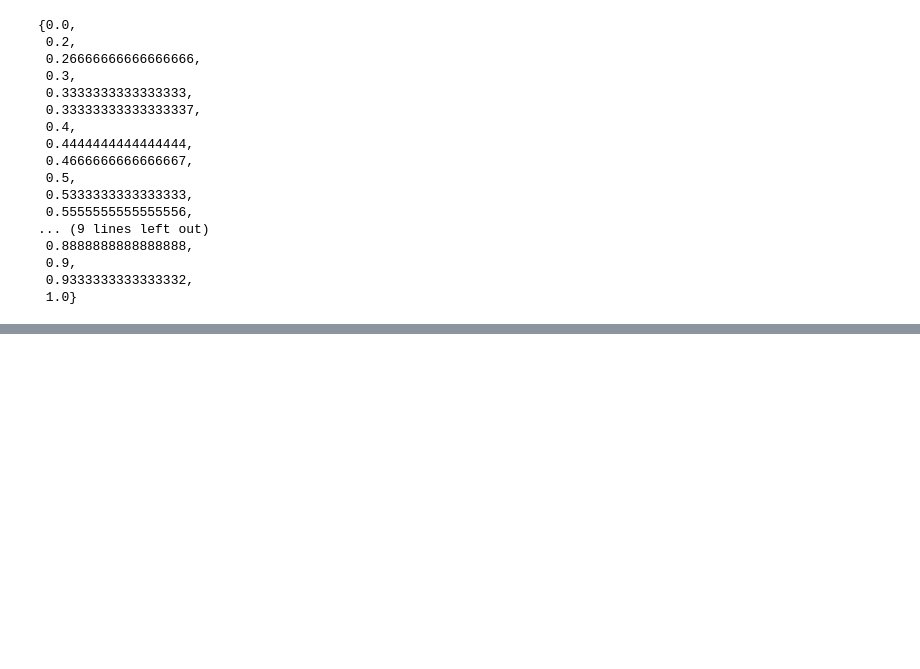
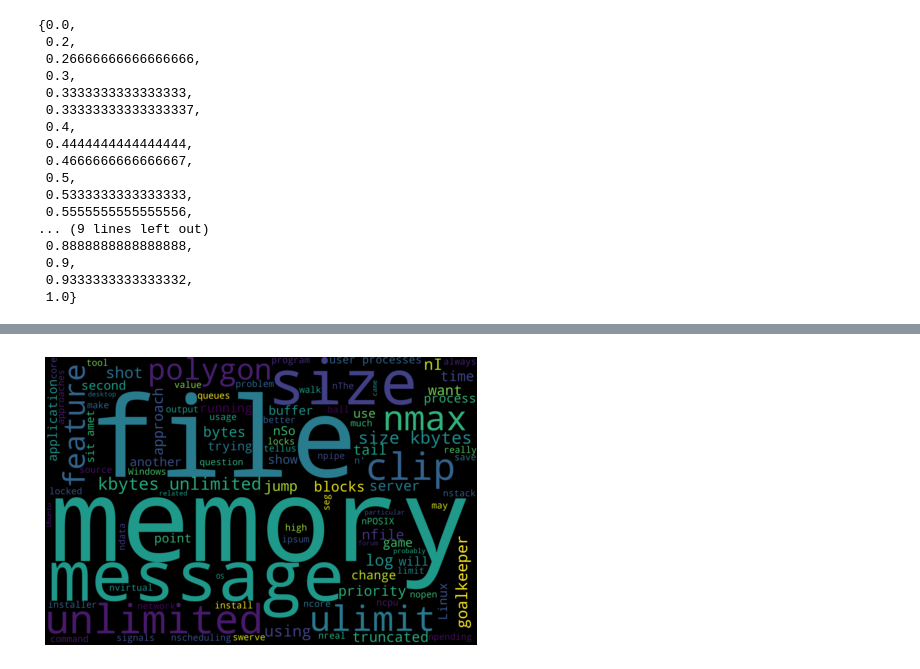
Before and after one commit to StephKua/Kaggle-Google-QUEST-QA-Labeling, a Jupyter notebook: Kaggle_Google_Quest_QA_EDA.ipynb, the cells around one changed output, grey strips where cells are left out. Cells and saved outputs as stored; diff of their text form; code cells hidden in the pictures; blank space fills up the shorter version.

```diff
--- a/Kaggle_Google_Quest_QA_EDA.ipynb
+++ b/Kaggle_Google_Quest_QA_EDA.ipynb
@@ -230,0 +275,14 @@ array(['After playing around with macro photography on-the-cheap (read: reversed
+# %%
+tech_cloud = WordCloud(
+    width = 3000,
+    height = 2000,
+    max_words=100,
+    background_color = 'black',
+    stopwords = STOPWORDS).generate(str(df_train.loc[df_train.category == 'TECHNOLOGY'].question_body.values))
+# %%
+plt.imshow(tech_cloud, interpolation = 'bilinear')
+plt.axis('off')
+plt.tight_layout(pad=0)
+plt.show()
+# %% [output]
+[figure, added]
```
Also changed, not shown: parts of 32 cells of this notebook.
